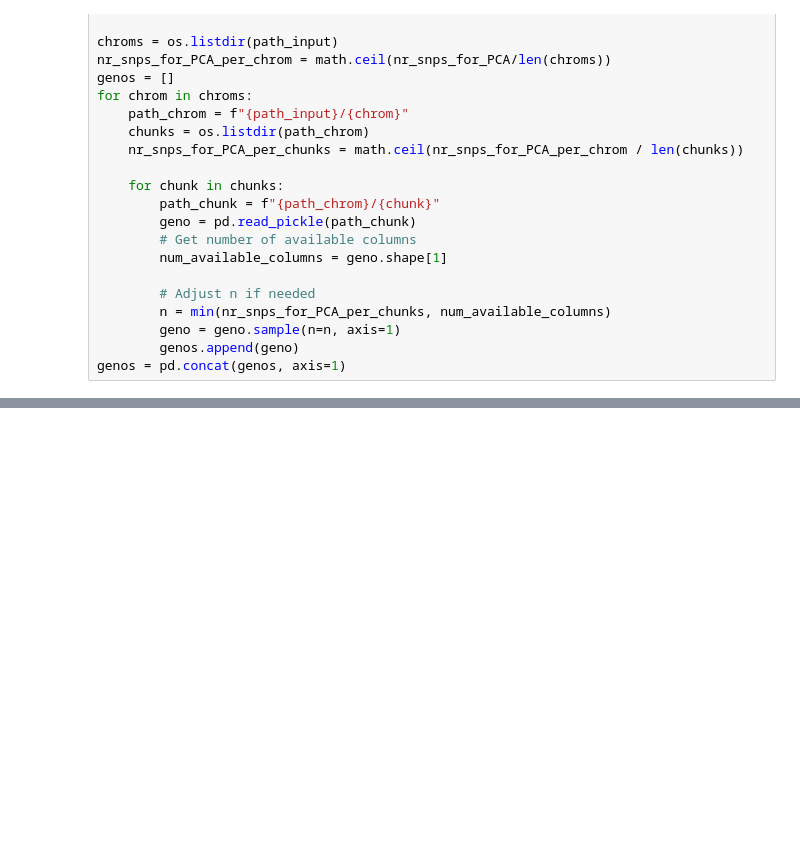
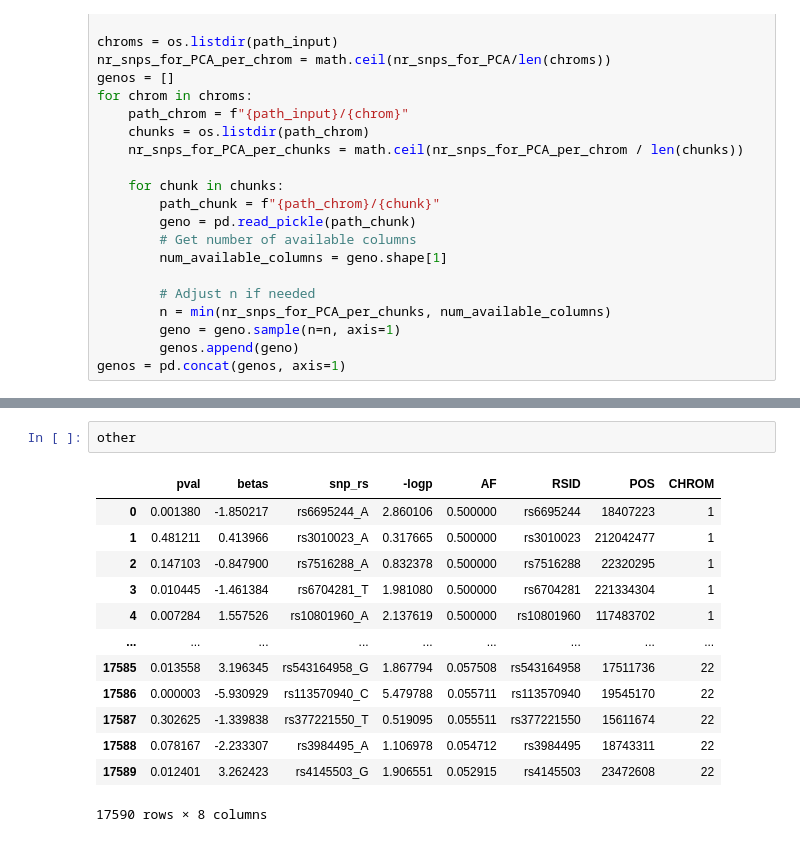
Before and after one commit to mat2m10/pca_projection, a Jupyter notebook: run_test.ipynb, the cells around one changed output, grey strips where cells are left out. Cells and saved outputs as stored; diff of their text form; blank space fills up the shorter version.

```diff
--- a/run_test.ipynb
+++ b/run_test.ipynb
@@ -191,0 +238,16 @@ genos_pca
+# %%
+other
+# %% [output]
+|  | pval | betas | snp_rs | -logp | AF | RSID | POS | CHROM |
+| 0 | 0.001380 | -1.850217 | rs6695244_A | 2.860106 | 0.500000 | rs6695244 | 18407223 | 1 |
+| 1 | 0.481211 | 0.413966 | rs3010023_A | 0.317665 | 0.500000 | rs3010023 | 212042477 | 1 |
+| 2 | 0.147103 | -0.847900 | rs7516288_A | 0.832378 | 0.500000 | rs7516288 | 22320295 | 1 |
+| 3 | 0.010445 | -1.461384 | rs6704281_T | 1.981080 | 0.500000 | rs6704281 | 221334304 | 1 |
+| 4 | 0.007284 | 1.557526 | rs10801960_A | 2.137619 | 0.500000 | rs10801960 | 117483702 | 1 |
+| ... | ... | ... | ... | ... | ... | ... | ... | ... |
+| 17585 | 0.013558 | 3.196345 | rs543164958_G | 1.867794 | 0.057508 | rs543164958 | 17511736 | 22 |
+| 17586 | 0.000003 | -5.930929 | rs113570940_C | 5.479788 | 0.055711 | rs113570940 | 19545170 | 22 |
+| 17587 | 0.302625 | -1.339838 | rs377221550_T | 0.519095 | 0.055511 | rs377221550 | 15611674 | 22 |
+| 17588 | 0.078167 | -2.233307 | rs3984495_A | 1.106978 | 0.054712 | rs3984495 | 18743311 | 22 |
+| 17589 | 0.012401 | 3.262423 | rs4145503_G | 1.906551 | 0.052915 | rs4145503 | 23472608 | 22 |
+17590 rows × 8 columns
```
Also changed, not shown: parts of 10 cells of this notebook, 2 other files.
